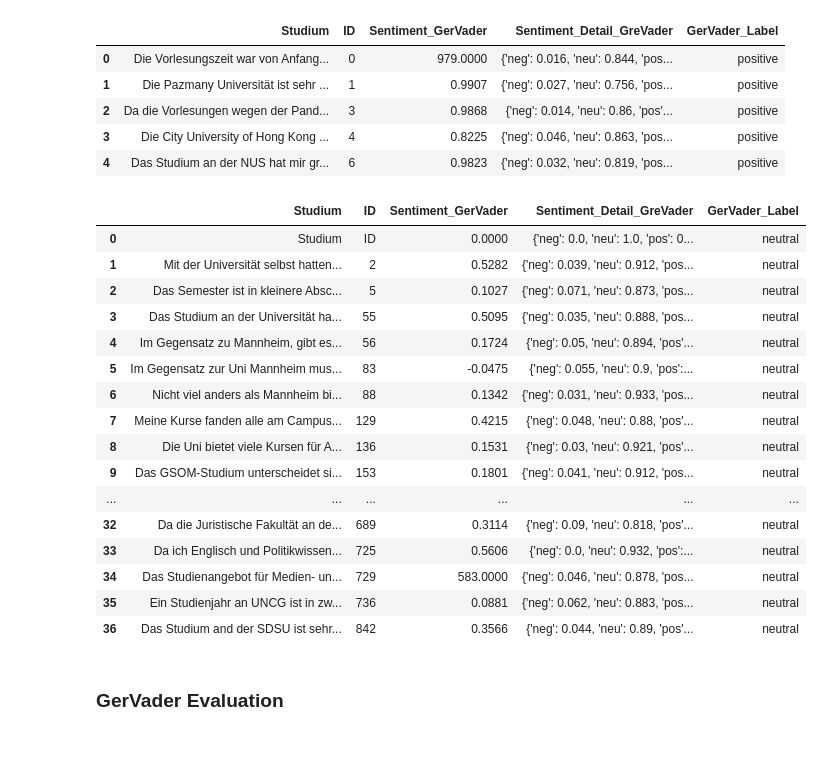
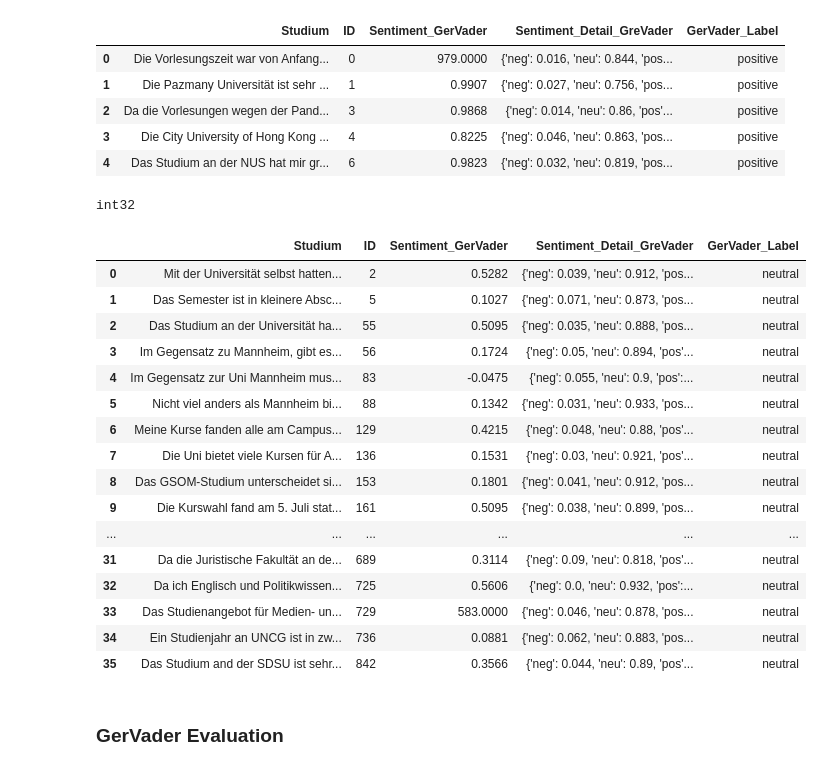
Before and after one commit to FabianDus1002/Data-Mining-Team9, a Jupyter notebook: models/GerVader.ipynb, the cells around one changed output. Drawn from its saved outputs; the diff is of its cells as text; code cells hidden in the pictures.

```diff
--- a/models/GerVader.ipynb
+++ b/models/GerVader.ipynb
@@ -40,27 +40,29 @@ vader_pos.head()
 | 3 | Die City University of Hong Kong ... | 4 | 0.8225 | {'neg': 0.046, 'neu': 0.863, 'pos... | positive |
 | 4 | Das Studium an der NUS hat mir gr... | 6 | 0.9823 | {'neg': 0.032, 'neu': 0.819, 'pos... | positive |
 # %%
-vader_neu = pd.read_csv(path_neu, sep=';', names=column_names_GerVader, encoding = 'UTF-8')
+vader_neu = pd.read_csv(path_neu, sep=';', names=column_names_GerVader, encoding = 'UTF-8', skiprows=1, dtype={'ID': int})
 vader_neu['GerVader_Label'] = 'neutral'
+print(vader_neu['ID'].dtype)
 vader_neu
 # %% [output]
+int32
 |  | Studium | ID | Sentiment_GerVader | Sentiment_Detail_GreVader | GerVader_Label |
-| 0 | Studium | ID | 0.0000 | {'neg': 0.0, 'neu': 1.0, 'pos': 0... | neutral |
-| 1 | Mit der Universität selbst hatten... | 2 | 0.5282 | {'neg': 0.039, 'neu': 0.912, 'pos... | neutral |
-| 2 | Das Semester ist in kleinere Absc... | 5 | 0.1027 | {'neg': 0.071, 'neu': 0.873, 'pos... | neutral |
-| 3 | Das Studium an der Universität ha... | 55 | 0.5095 | {'neg': 0.035, 'neu': 0.888, 'pos... | neutral |
-| 4 | Im Gegensatz zu Mannheim, gibt es... | 56 | 0.1724 | {'neg': 0.05, 'neu': 0.894, 'pos'... | neutral |
-| 5 | Im Gegensatz zur Uni Mannheim mus... | 83 | -0.0475 | {'neg': 0.055, 'neu': 0.9, 'pos':... | neutral |
-| 6 | Nicht viel anders als Mannheim bi... | 88 | 0.1342 | {'neg': 0.031, 'neu': 0.933, 'pos... | neutral |
-| 7 | Meine Kurse fanden alle am Campus... | 129 | 0.4215 | {'neg': 0.048, 'neu': 0.88, 'pos'... | neutral |
-| 8 | Die Uni bietet viele Kursen für A... | 136 | 0.1531 | {'neg': 0.03, 'neu': 0.921, 'pos'... | neutral |
-| 9 | Das GSOM-Studium unterscheidet si... | 153 | 0.1801 | {'neg': 0.041, 'neu': 0.912, 'pos... | neutral |
+| 0 | Mit der Universität selbst hatten... | 2 | 0.5282 | {'neg': 0.039, 'neu': 0.912, 'pos... | neutral |
+| 1 | Das Semester ist in kleinere Absc... | 5 | 0.1027 | {'neg': 0.071, 'neu': 0.873, 'pos... | neutral |
+| 2 | Das Studium an der Universität ha... | 55 | 0.5095 | {'neg': 0.035, 'neu': 0.888, 'pos... | neutral |
+| 3 | Im Gegensatz zu Mannheim, gibt es... | 56 | 0.1724 | {'neg': 0.05, 'neu': 0.894, 'pos'... | neutral |
+| 4 | Im Gegensatz zur Uni Mannheim mus... | 83 | -0.0475 | {'neg': 0.055, 'neu': 0.9, 'pos':... | neutral |
+| 5 | Nicht viel anders als Mannheim bi... | 88 | 0.1342 | {'neg': 0.031, 'neu': 0.933, 'pos... | neutral |
+| 6 | Meine Kurse fanden alle am Campus... | 129 | 0.4215 | {'neg': 0.048, 'neu': 0.88, 'pos'... | neutral |
+| 7 | Die Uni bietet viele Kursen für A... | 136 | 0.1531 | {'neg': 0.03, 'neu': 0.921, 'pos'... | neutral |
+| 8 | Das GSOM-Studium unterscheidet si... | 153 | 0.1801 | {'neg': 0.041, 'neu': 0.912, 'pos... | neutral |
+| 9 | Die Kurswahl fand am 5. Juli stat... | 161 | 0.5095 | {'neg': 0.038, 'neu': 0.899, 'pos... | neutral |
 | ... | ... | ... | ... | ... | ... |
-| 32 | Da die Juristische Fakultät an de... | 689 | 0.3114 | {'neg': 0.09, 'neu': 0.818, 'pos'... | neutral |
-| 33 | Da ich Englisch und Politikwissen... | 725 | 0.5606 | {'neg': 0.0, 'neu': 0.932, 'pos':... | neutral |
-| 34 | Das Studienangebot für Medien- un... | 729 | 583.0000 | {'neg': 0.046, 'neu': 0.878, 'pos... | neutral |
-| 35 | Ein Studienjahr an UNCG ist in zw... | 736 | 0.0881 | {'neg': 0.062, 'neu': 0.883, 'pos... | neutral |
-| 36 | Das Studium and der SDSU ist sehr... | 842 | 0.3566 | {'neg': 0.044, 'neu': 0.89, 'pos'... | neutral |
+| 31 | Da die Juristische Fakultät an de... | 689 | 0.3114 | {'neg': 0.09, 'neu': 0.818, 'pos'... | neutral |
+| 32 | Da ich Englisch und Politikwissen... | 725 | 0.5606 | {'neg': 0.0, 'neu': 0.932, 'pos':... | neutral |
+| 33 | Das Studienangebot für Medien- un... | 729 | 583.0000 | {'neg': 0.046, 'neu': 0.878, 'pos... | neutral |
+| 34 | Ein Studienjahr an UNCG ist in zw... | 736 | 0.0881 | {'neg': 0.062, 'neu': 0.883, 'pos... | neutral |
+| 35 | Das Studium and der SDSU ist sehr... | 842 | 0.3566 | {'neg': 0.044, 'neu': 0.89, 'pos'... | neutral |
 # %% [markdown]
 ### GerVader Evaluation
 # %%
```
Also changed, not shown: parts of 5 cells of this notebook.
